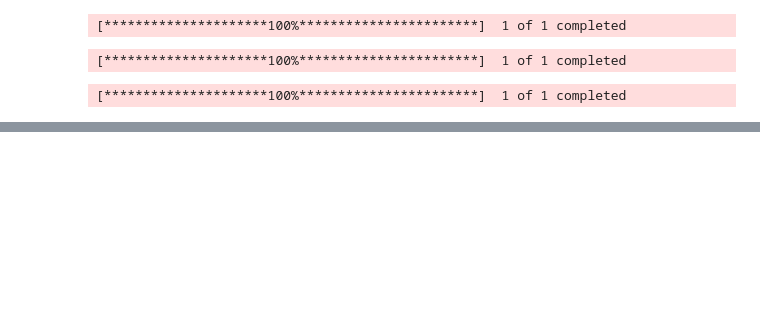
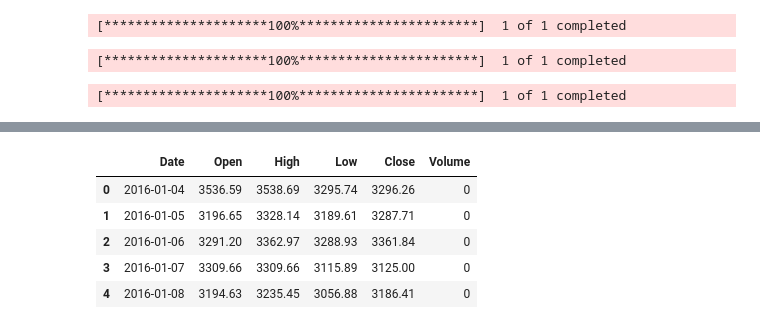
Before and after one commit to MatejLuzak/Identification-of-Patterns-of-Stock-Market-Volatility-in-the-USA-China-and-Europe-Using-AI-Methods, a Jupyter notebook: Kód/StockMarketData.ipynb, the cells around one changed output, grey strips where cells are left out. Saved outputs shown, nothing was run; the diff lists cells and outputs as text; code cells hidden in the pictures; blank space fills up the shorter version.

```diff
--- a/Kód/StockMarketData.ipynb
+++ b/Kód/StockMarketData.ipynb
@@ -100,0 +125,12 @@ ShanghaiComp.describe()
+# %%
+SSEComp_stooq = pd.read_csv("SSEComposite_stooq.csv")
+SSEComp_stooq.columns = ["Date", "Open", "High", "Low", "Close", "Volume"]
+# %%
+SSEComp_stooq.head()
+# %% [output]
+|  | Date | Open | High | Low | Close | Volume |
+| 0 | 2016-01-04 | 3536.59 | 3538.69 | 3295.74 | 3296.26 | 0 |
+| 1 | 2016-01-05 | 3196.65 | 3328.14 | 3189.61 | 3287.71 | 0 |
+| 2 | 2016-01-06 | 3291.20 | 3362.97 | 3288.93 | 3361.84 | 0 |
+| 3 | 2016-01-07 | 3309.66 | 3309.66 | 3115.89 | 3125.00 | 0 |
+| 4 | 2016-01-08 | 3194.63 | 3235.45 | 3056.88 | 3186.41 | 0 |
```
Also changed, not shown: parts of 10 cells of this notebook.
